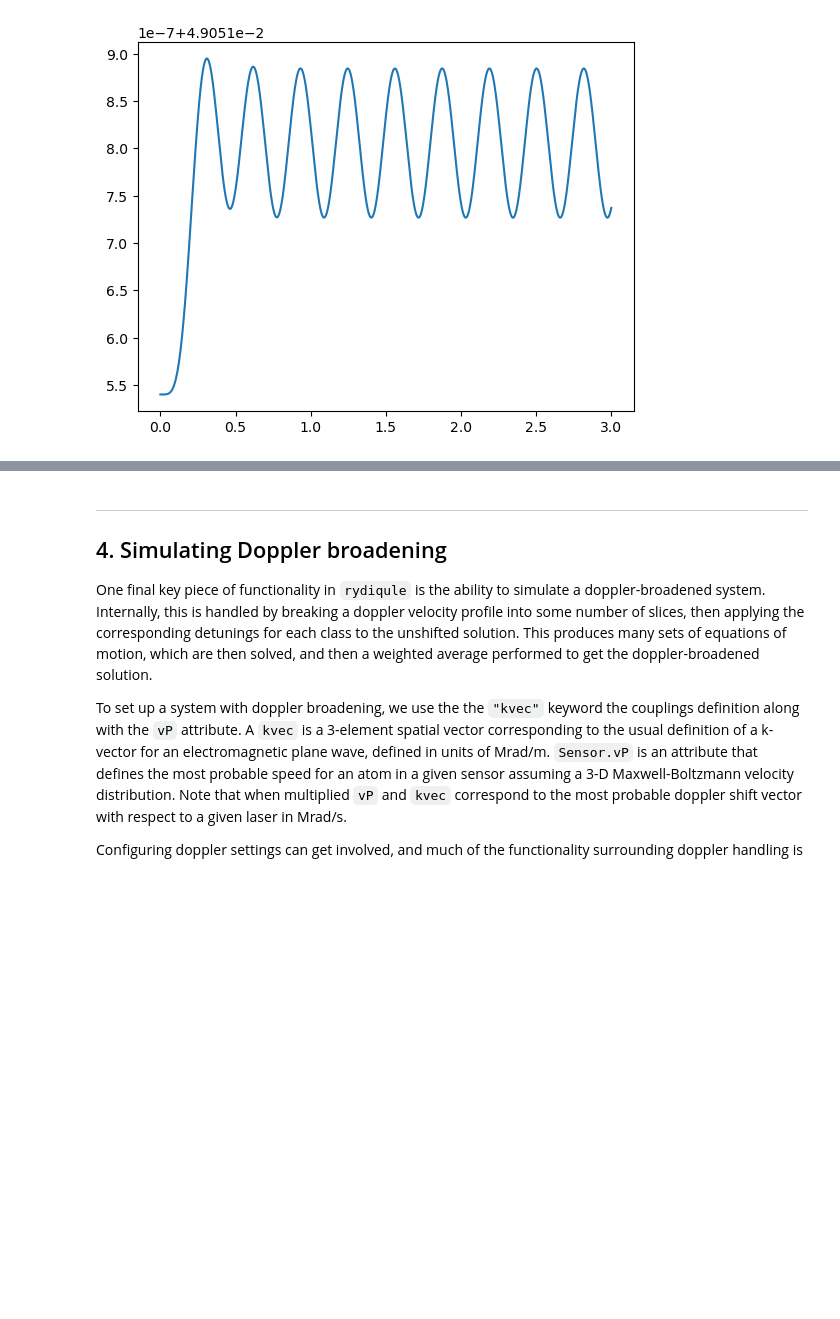
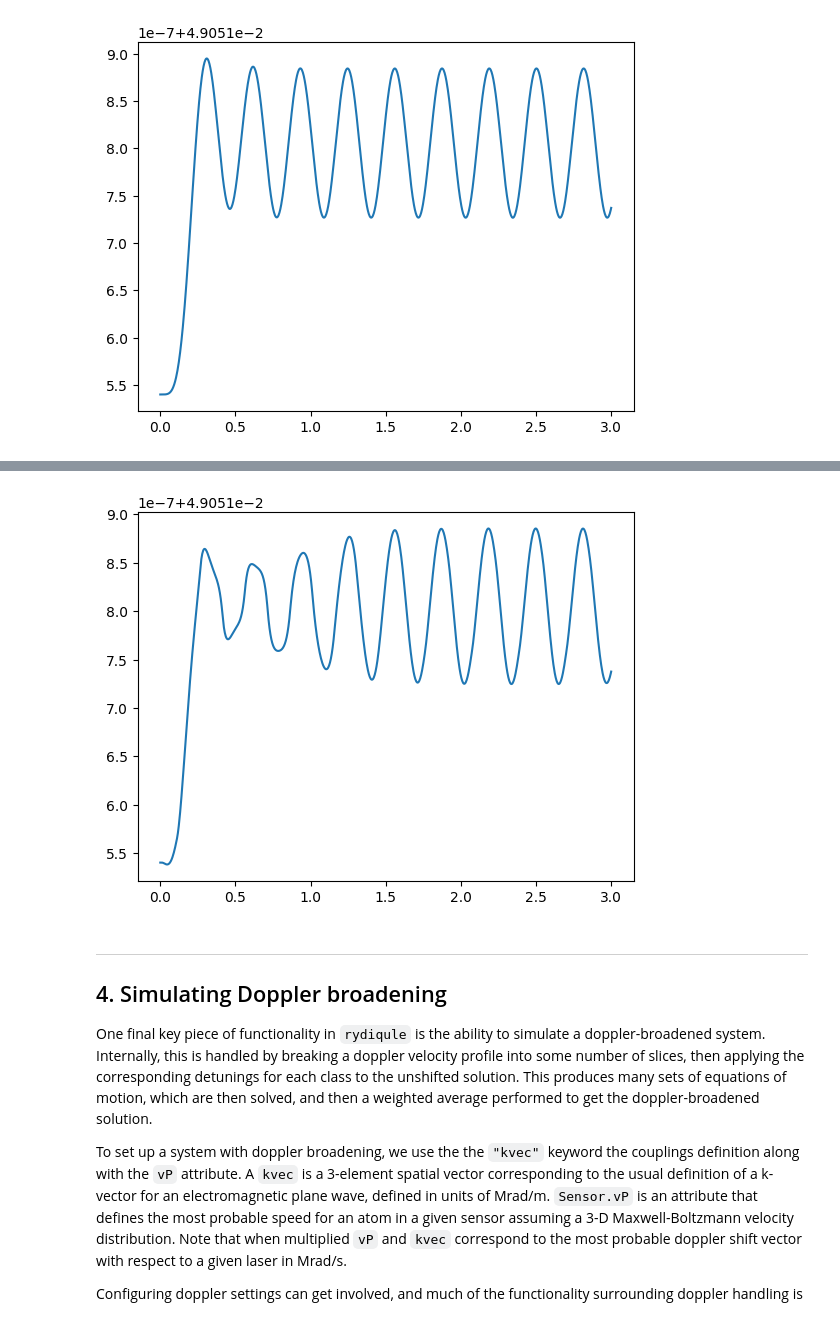
Before and after one commit to QTC-UMD/rydiqule, a Jupyter notebook: docs/source/intro_nbs/Introduction_To_Rydiqule.ipynb, the cells around one changed output, grey strips where cells are left out. Drawn from its saved outputs; the diff is of its cells as text; code cells hidden in the pictures; blank space fills up the shorter version.

```diff
--- a/docs/source/intro_nbs/Introduction_To_Rydiqule.ipynb
+++ b/docs/source/intro_nbs/Introduction_To_Rydiqule.ipynb
@@ -1063,0 +1083,31 @@ plt.show()
+# %%
+%%cython
+# cython: initializedcheck=False, cdivision=True, nonecheck=False, boundscheck=False, wraparound=False
+
+from libc.math cimport sin
+# have to use complex math functions from here to avoid MSVC C99 shenanigans
+from rydiqule.stack_solvers.cyrk_solver.complex cimport double_complex
+from rydiqule.stack_solvers.cyrk_solver cimport tfunc_wrapper
+
+cdef double complex my_field_rwa_cy(double t) noexcept nogil:
+    cdef double s = sin(10*t)
+    return double_complex(s, 0.0) # must use double_complex(real, imag) to define complex numbers
+
+wrapped_rwa_cy = tfunc_wrapper(my_field_rwa_cy)
+# %%
+sensor_time_rwa_cy = rq.Sensor(4)
+sensor_time_rwa_cy.add_coupling((0,1), detuning=0, rabi_frequency=1)
+sensor_time_rwa_cy.add_coupling((1,2), detuning=0, rabi_frequency=2)
+sensor_time_rwa_cy.add_coupling((2,3), detuning=1, rabi_frequency=1, time_dependence=wrapped_rwa_cy)
+
+sensor_time_rwa_cy.add_transit_broadening(10)
+sensor_time_rwa_cy.add_decoherence((2,1), 1)
+sensor_time_rwa_cy.add_decoherence((3,2), 1)
+
+print(sensor_time_rwa_cy)
+
+#1000 samples over 3 microsecond
+end_time = 3
+num_pts = 1000
+
+sol_rwa_cy = rq.solve_time(sensor_time_rwa_cy, end_time, num_pts, solver='cyrk')
@@ -1064,3 +1130,10 @@ plt.show()
+# %%
+fig, ax = plt.subplots()
+susc=sol_rwa_cy.coupling_coefficient_observable()
+ax.plot(sol_rwa_cy.t, susc.imag);
+plt.show()
+# %% [output]
+[figure, added]
 # %% [markdown]
 ---
 ## 4. Simulating Doppler broadening
```
Also changed, not shown: parts of 8 cells of this notebook, 12 other files.
